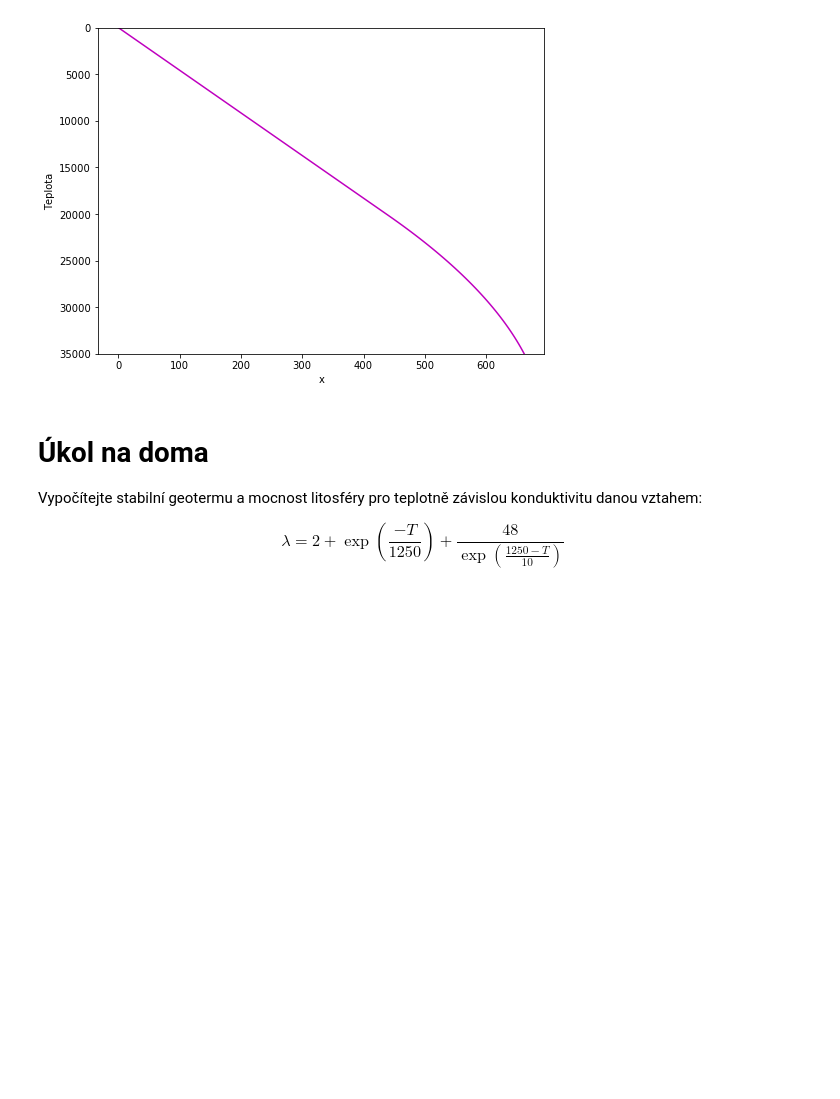
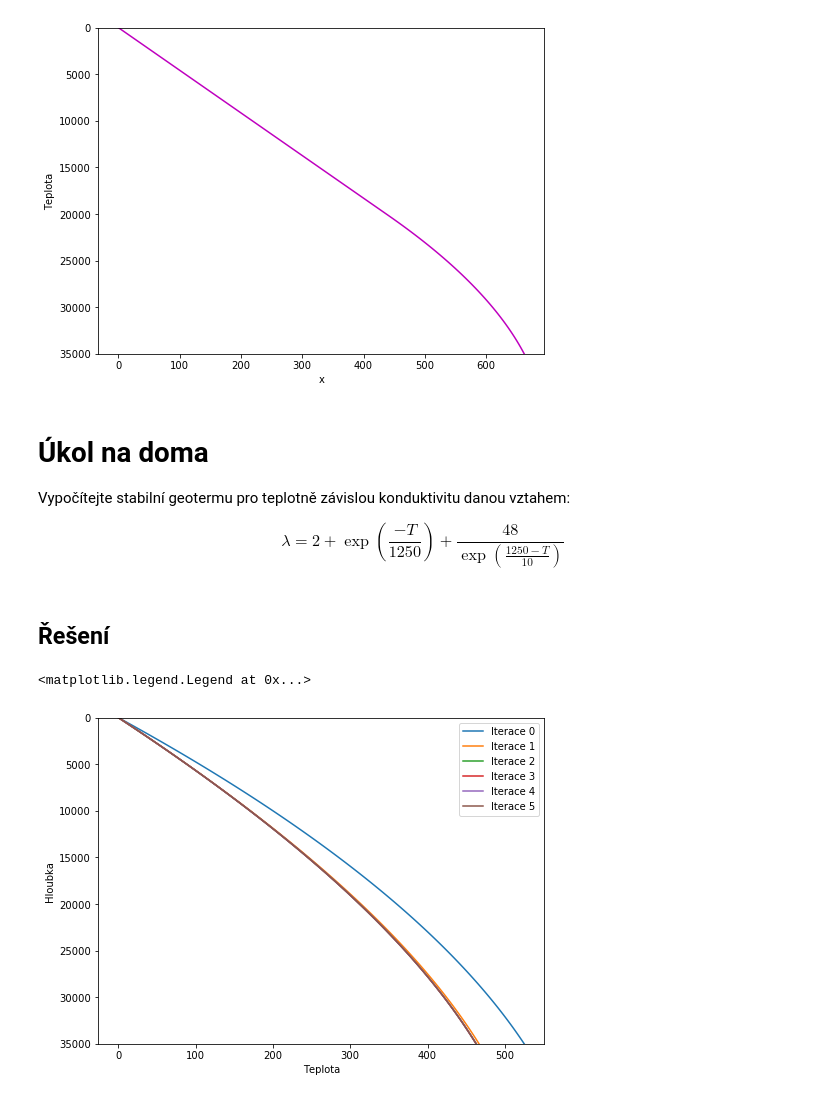
Before and after one commit to BKJackson/heat, a Jupyter notebook: 05-stac1d-var.ipynb, the cells around one changed output. Drawn from its saved outputs; the diff is of its cells as text; code cells hidden in the pictures; blank space fills up the shorter version.

```diff
--- a/05-stac1d-var.ipynb
+++ b/05-stac1d-var.ipynb
@@ -122,6 +122,8 @@ ylabel('Teplota');
 [figure]
 # %% [markdown]
 # Úkol na doma
-Vypočítejte stabilní geotermu a mocnost litosféry pro teplotně závislou konduktivitu danou vztahem:
+Vypočítejte stabilní geotermu pro teplotně závislou konduktivitu danou vztahem:
 
 $$\lambda=2+\exp \left ( \frac{-T}{1250} \right )+\frac{48}{\exp \left ( \frac{1250-T}{10} \right )}$$
+# %% [markdown]
+## Řešení
@@ -127,0 +132,21 @@ $$\lambda=2+\exp \left ( \frac{-T}{1250} \right )+\frac{48}{\exp \left ( \frac{1
+# %%
+# reseni s konstatni konduktivitou
+m = dict(n=100, k=2.5*np.ones(99), H=1e-6*np.ones(99), tc=35000, T0=0, q=-0.02)
+init(m)
+# %%
+for i in range(5):
+    plot(m['t'], m['x'], label='Iterace {}'.format(i))
+    # teplota v materialovych uzlech
+    tm = (m['t'][1:] + m['t'][:-1]) / 2
+    # nova konduktivita
+    m['k'] = 2 + exp(-tm/1250) + 48/exp((1250 - tm)/10)
+    # prepocitat
+    init(m)
+plot(m['t'], m['x'], label='Iterace {}'.format(i + 1))
+ylim(m['tc'], 0)
+xlabel('Teplota')
+ylabel('Hloubka')
+legend()
+# %% [output]
+<matplotlib.legend.Legend at 0x...>
+[figure, added]
```
Also changed, not shown: parts of 3 cells of this notebook.
